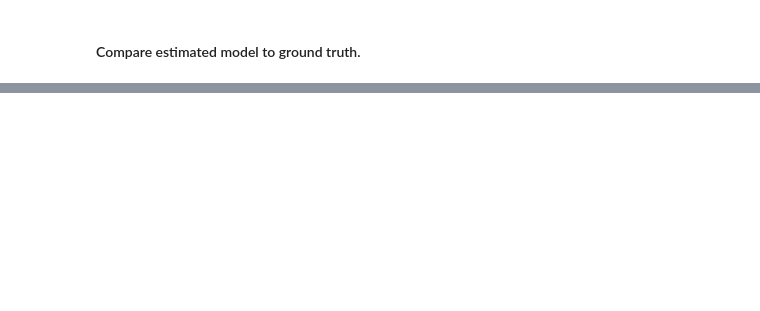
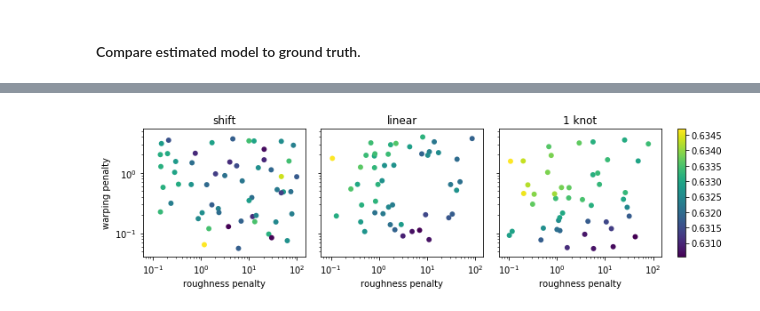
Before and after one commit to ahwillia/affinewarp, a Jupyter notebook: examples/Piecewise.ipynb, the cells around one changed output, grey strips where cells are left out. Cells and saved outputs as stored; diff of their text form; code cells hidden in the pictures; blank space fills up the shorter version.

```diff
--- a/examples/Piecewise.ipynb
+++ b/examples/Piecewise.ipynb
@@ -129,0 +117,48 @@ We see that low penalty on warping (distance from identity) and a moderately lar
+# %%
+# Set up figures and axes.
+fig, axes = plt.subplots(1, 4,
+                         figsize=(10, 3),
+                         gridspec_kw=dict(width_ratios=[1, 1, 1, .05]))
+
+# Parameter are drawn from a log-uniform distribution.
+for ax in axes[:-1]:
+    ax.set_xscale('log')
+    ax.set_yscale('log')
+
+# Share axis limits.
+for ax in axes[1:-1]:
+    ax.get_shared_x_axes().join(axes[0], ax)
+    ax.get_shared_y_axes().join(axes[0], ax)
+    ax.set_yticklabels([])
+
+# (x, y) coordinates and color scale
+x = results["smoothness"]
+y = results["warp_reg"]
+c = results["test_loss"].mean(axis=1)
+
+# Formatting options for scatterplots
+scat_kw = {
+    "lw": 0,
+    "s": 35,
+    "cmap": "viridis",
+    "clim": (c.min(), c.max())
+}
+
+# Visualize 2D regularization parameter space for each model class.
+for ax, kn in zip(axes, (-1, 0, 1)):
+    idx = results["knots"] == kn
+    scat = ax.scatter(x[idx], y[idx], c=c[idx], **scat_kw)
+
+# Add titles, labels, colorbar.
+axes[0].set_title('shift')
+axes[1].set_title('linear')
+axes[2].set_title('1 knot')
+
+axes[0].set_ylabel("warping penalty")
+for ax in axes[:-1]:
+    ax.set_xlabel("roughness penalty")
+
+plt.colorbar(mappable=scat, cax=axes[3])
+fig.tight_layout()
+# %% [output]
+[figure, added]
```
Also changed, not shown: parts of 17 cells of this notebook, 13 other files.
